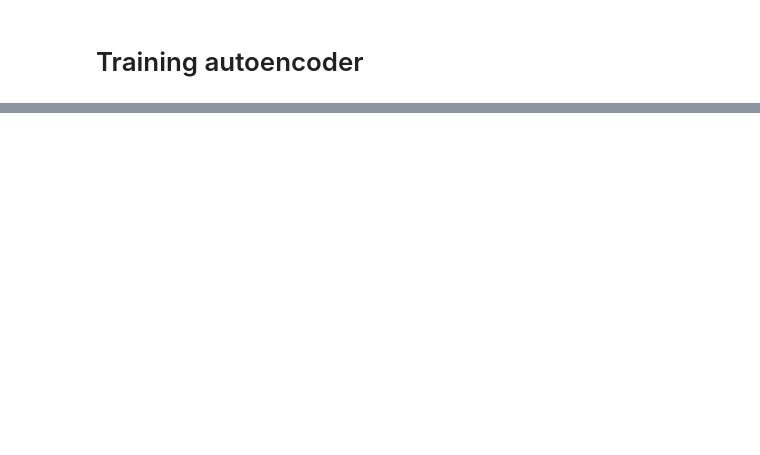
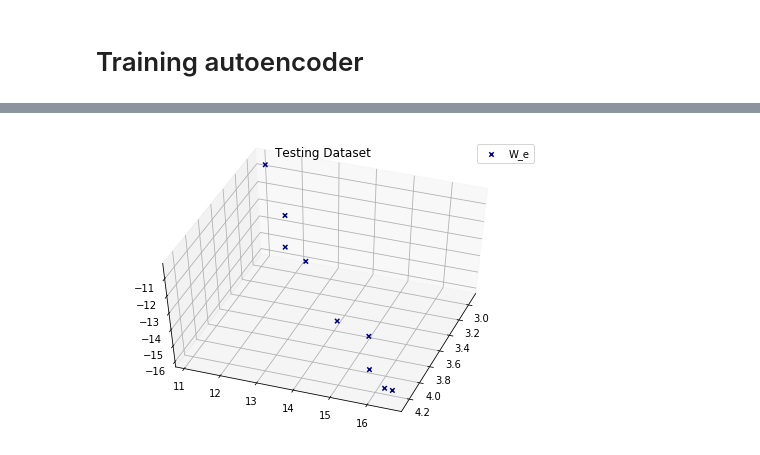
Before and after one commit to wilomaku/Deep_Characterization, a Jupyter notebook: Autoencoder.ipynb, the cells around one changed output, grey strips where cells are left out. Saved outputs shown, nothing was run; the diff lists cells and outputs as text; code cells hidden in the pictures; blank space fills up the shorter version.

```diff
--- a/Autoencoder.ipynb
+++ b/Autoencoder.ipynb
@@ -348,0 +377,26 @@ plt.show()
+# %%
+colors = ['darkblue','darkblue','green','green','orange','orange']
+labels = ['W_c','W_e','R_c','R_e','P_c','P_e']
+markers = ['o','x','o','x','o','x']
+alphas = [0.4,1,0.4,1,0.4,1]
+Y_train = np.ones((9)).astype('uint8')
+
+def plot_scatter(spoints, y, label):
+    fig = pyplot.figure()
+    ax = Axes3D(fig)
+    ax.set_title(label)
+    px = spoints[:,0]
+    py = spoints[:,1]
+    pz = spoints[:,2]
+    unique = list(set(y))
+    for i, u in enumerate(unique):
+        xi = [px[j] for j  in range(len(px)) if y[j] == u]
+        yi = [py[j] for j  in range(len(px)) if y[j] == u]
+        zi = [pz[j] for j  in range(len(px)) if y[j] == u]
+        ax.scatter(xi, yi, zi, c=colors[i], marker=markers[u], label=labels[u], alpha=alphas[u])
+    ax.view_init(elev=50., azim=20.)
+    plt.legend()
+    pyplot.show()
+plot_scatter(enc_out.data.numpy(), Y_train, 'Testing Dataset')
+# %% [output]
+[figure, added]
```
Also changed, not shown: parts of 7 cells of this notebook.
